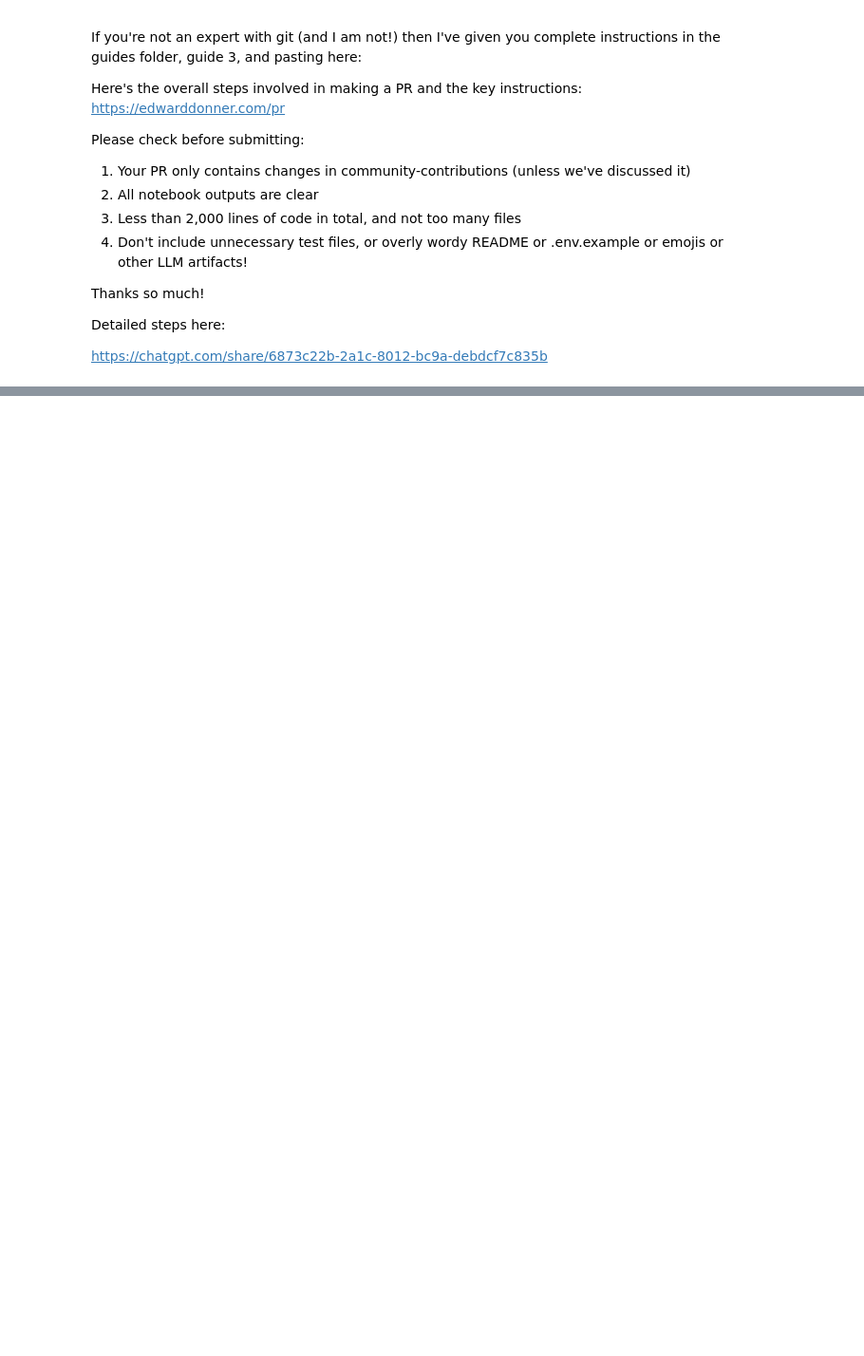
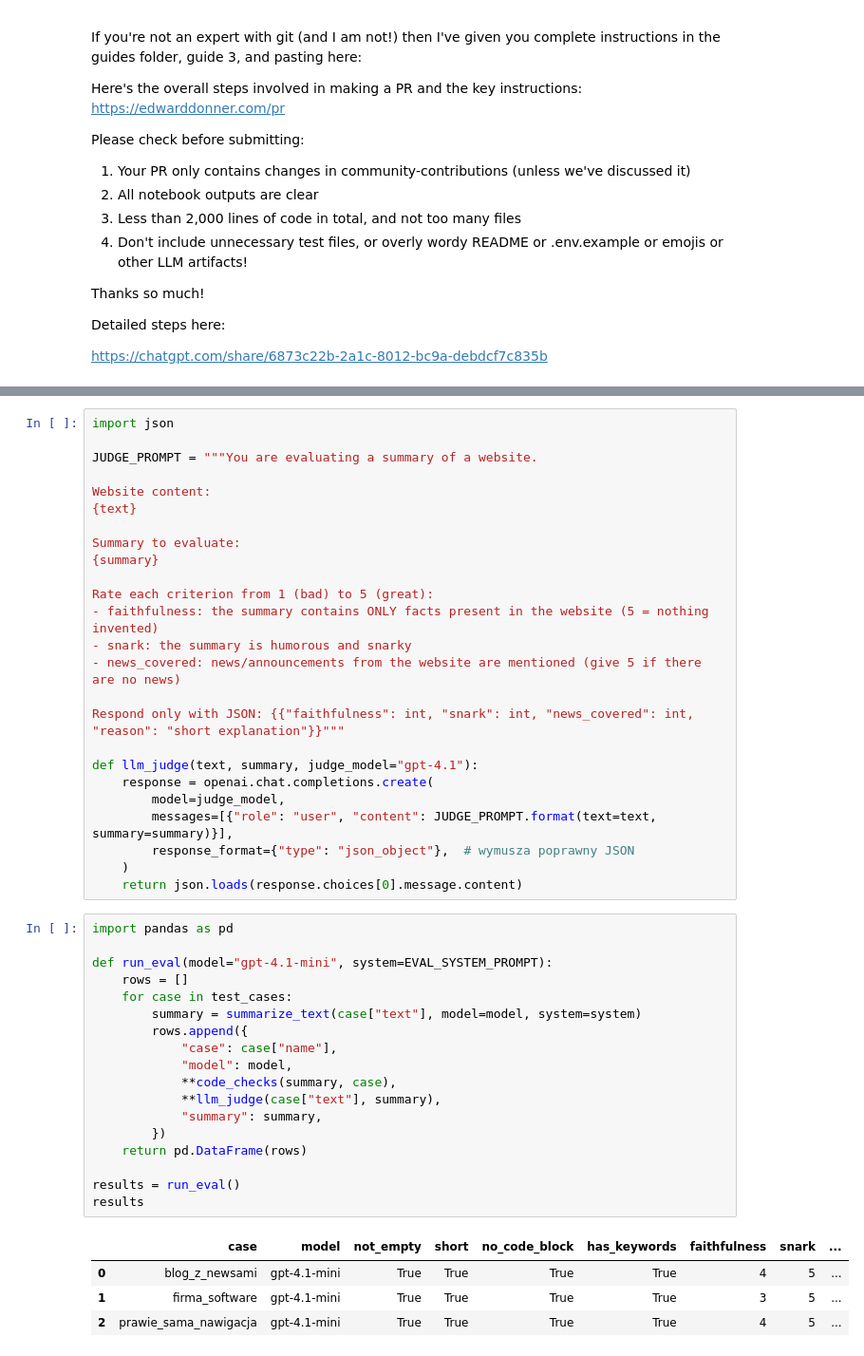
Before and after one commit to JanFGreen/llm_engineering, a Jupyter notebook: week1/day1.ipynb, the cells around one changed output, grey strips where cells are left out. Shown at 95% size. Cells and saved outputs as stored; diff of their text form; blank space fills up the shorter version.

Commit message:
Play with simple evals

```diff
--- a/week1/day1.ipynb
+++ b/week1/day1.ipynb
@@ -403,0 +469,48 @@ https://chatgpt.com/share/6873c22b-2a1c-8012-bc9a-debdcf7c835b
+# %%
+import json
+
+JUDGE_PROMPT = """You are evaluating a summary of a website.
+
+Website content:
+{text}
+
+Summary to evaluate:
+{summary}
+
+Rate each criterion from 1 (bad) to 5 (great):
+- faithfulness: the summary contains ONLY facts present in the website (5 = nothing invented)
+- snark: the summary is humorous and snarky
+- news_covered: news/announcements from the website are mentioned (give 5 if there are no news)
+
+Respond only with JSON: {{"faithfulness": int, "snark": int, "news_covered": int, "reason": "short explanation"}}"""
+
+def llm_judge(text, summary, judge_model="gpt-4.1"):
+    response = openai.chat.completions.create(
+        model=judge_model,
+        messages=[{"role": "user", "content": JUDGE_PROMPT.format(text=text, summary=summary)}],
+        response_format={"type": "json_object"},  # wymusza poprawny JSON
+    )
+    return json.loads(response.choices[0].message.content)
+# %%
+import pandas as pd
+
+def run_eval(model="gpt-4.1-mini", system=EVAL_SYSTEM_PROMPT):
+    rows = []
+    for case in test_cases:
+        summary = summarize_text(case["text"], model=model, system=system)
+        rows.append({
+            "case": case["name"],
+            "model": model,
+            **code_checks(summary, case),
+            **llm_judge(case["text"], summary),
+            "summary": summary,
+        })
+    return pd.DataFrame(rows)
+
+results = run_eval()
+results
+# %% [output]
+|  | case | model | not_empty | short | no_code_block | has_keywords | faithfulness | snark | ... |
+| 0 | blog_z_newsami | gpt-4.1-mini | True | True | True | True | 4 | 5 | ... |
+| 1 | firma_software | gpt-4.1-mini | True | True | True | True | 3 | 5 | ... |
+| 2 | prawie_sama_nawigacja | gpt-4.1-mini | True | True | True | True | 4 | 5 | ... |
```
Also changed, not shown: parts of 9 cells of this notebook.
